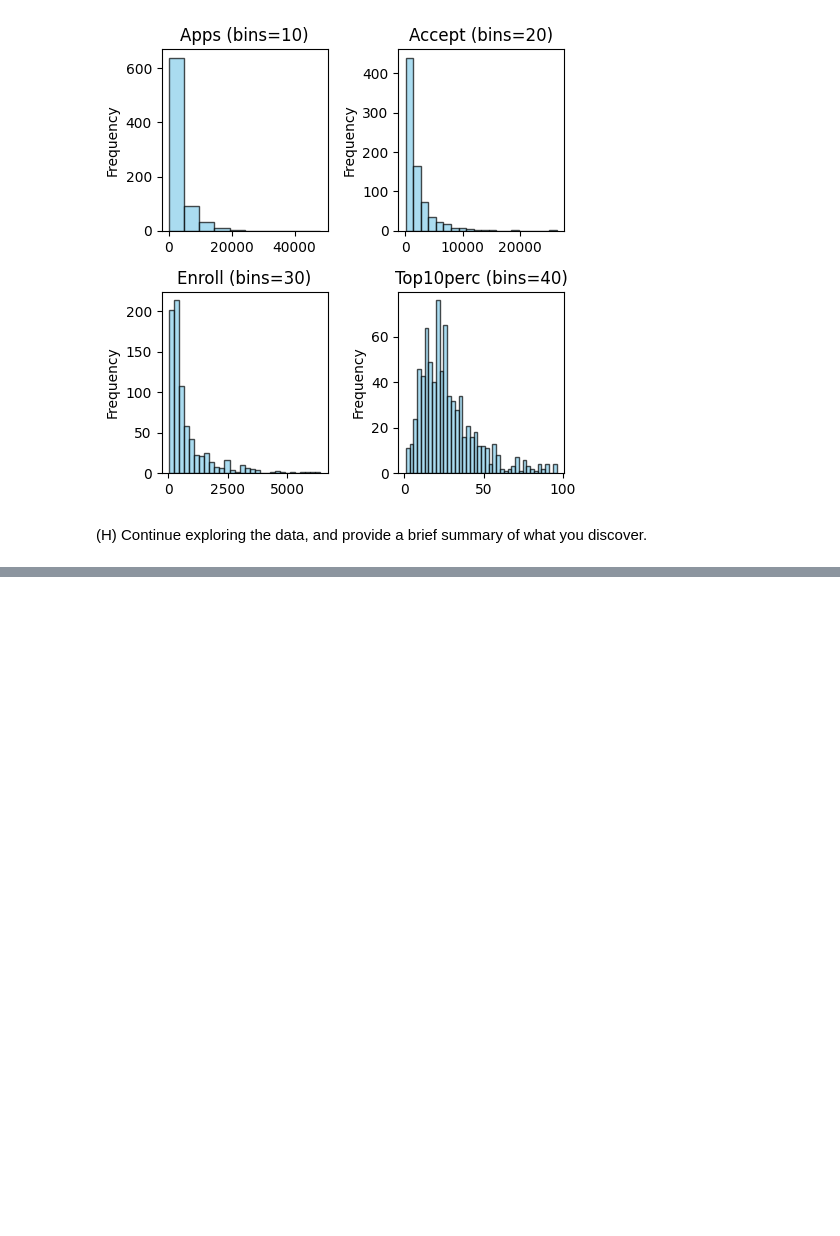
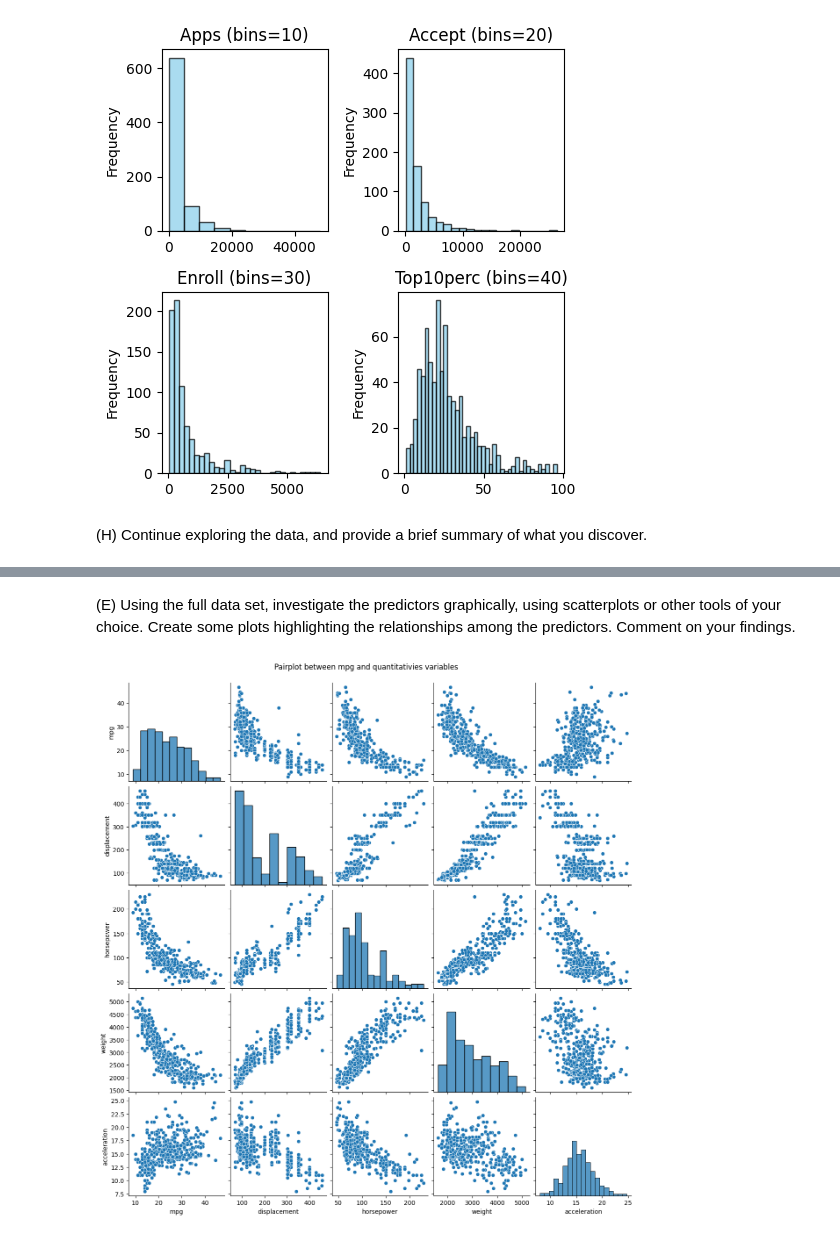
Before and after one commit to Anthonny20/AI-PROJECTS, a Jupyter notebook: ISLP/01_Exercices.ipynb, the cells around one changed output, grey strips where cells are left out. Drawn from its saved outputs; the diff is of its cells as text; code cells hidden in the pictures; blank space fills up the shorter version.

```diff
--- a/ISLP/01_Exercices.ipynb
+++ b/ISLP/01_Exercices.ipynb
@@ -471,0 +474,3 @@ plt.tight_layout();
+# %%
+Auto = pd.read_csv("https://raw.githubusercontent.com/Anthonny20/ML-PROJECTS/main/ISLP/Datasets/Auto.csv", na_values="?").dropna()
+Auto
@@ -471,0 +491,3 @@ plt.tight_layout();
+# %%
+Auto['horsepower'] = pd.to_numeric(Auto['horsepower'])
+Auto['horsepower']
@@ -471,0 +591,11 @@ plt.tight_layout();
+# %% [markdown]
+(E) Using the full data set, investigate the predictors graphically, using scatterplots or other tools of your choice. Create some plots highlighting the relationships among the predictors. Comment on your findings.
+# %%
+import seaborn as sns
+import matplotlib.pyplot as plt
+
+# Scatterplot between 'mpg' and some other variables
+sns.pairplot(Auto, vars=['mpg', 'displacement', 'horsepower', 'weight', 'acceleration'])
+plt.suptitle('Pairplot between mpg and quantitativies variables', y=1.02);
+# %% [output]
+[figure, added]
```
Also changed, not shown: parts of 14 cells of this notebook.
